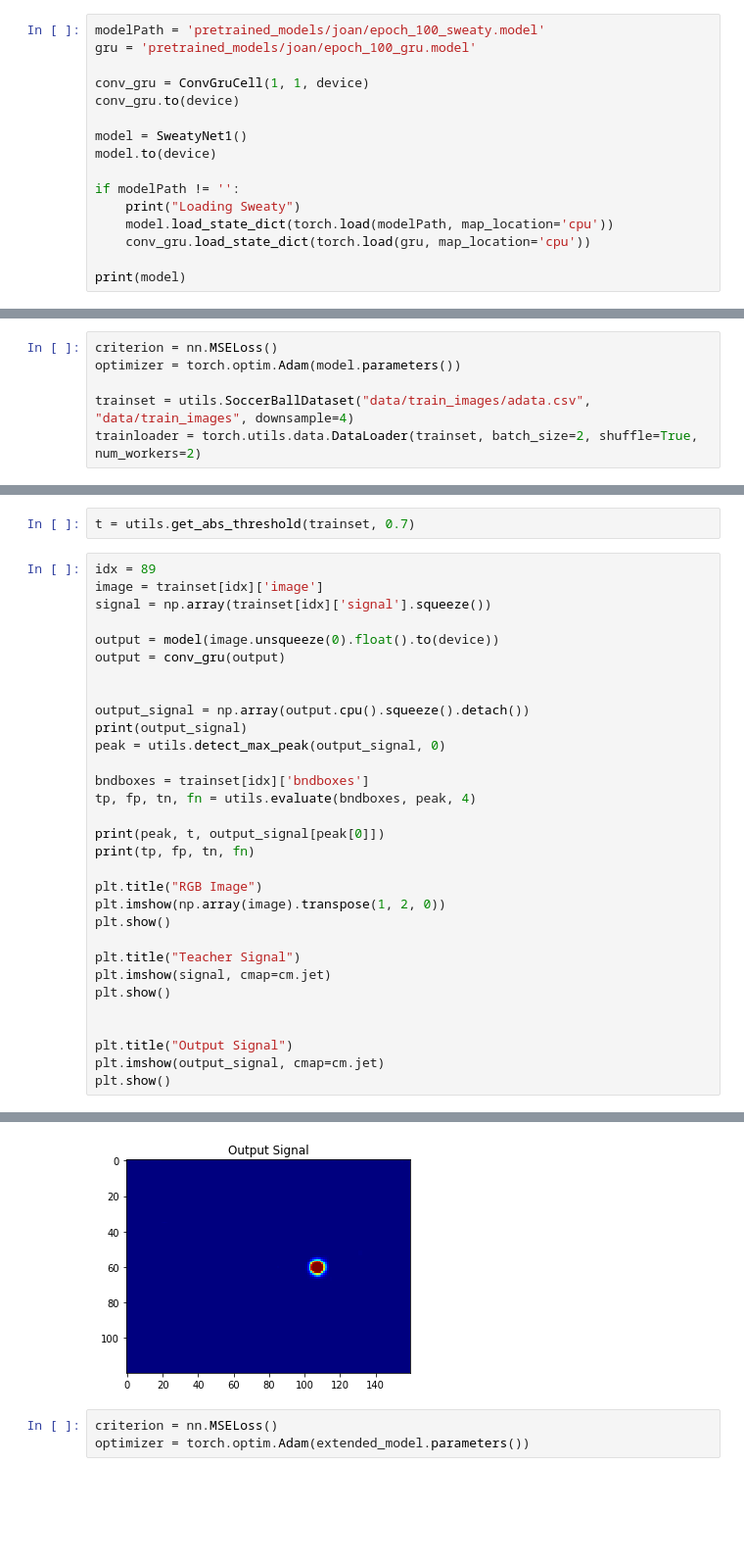
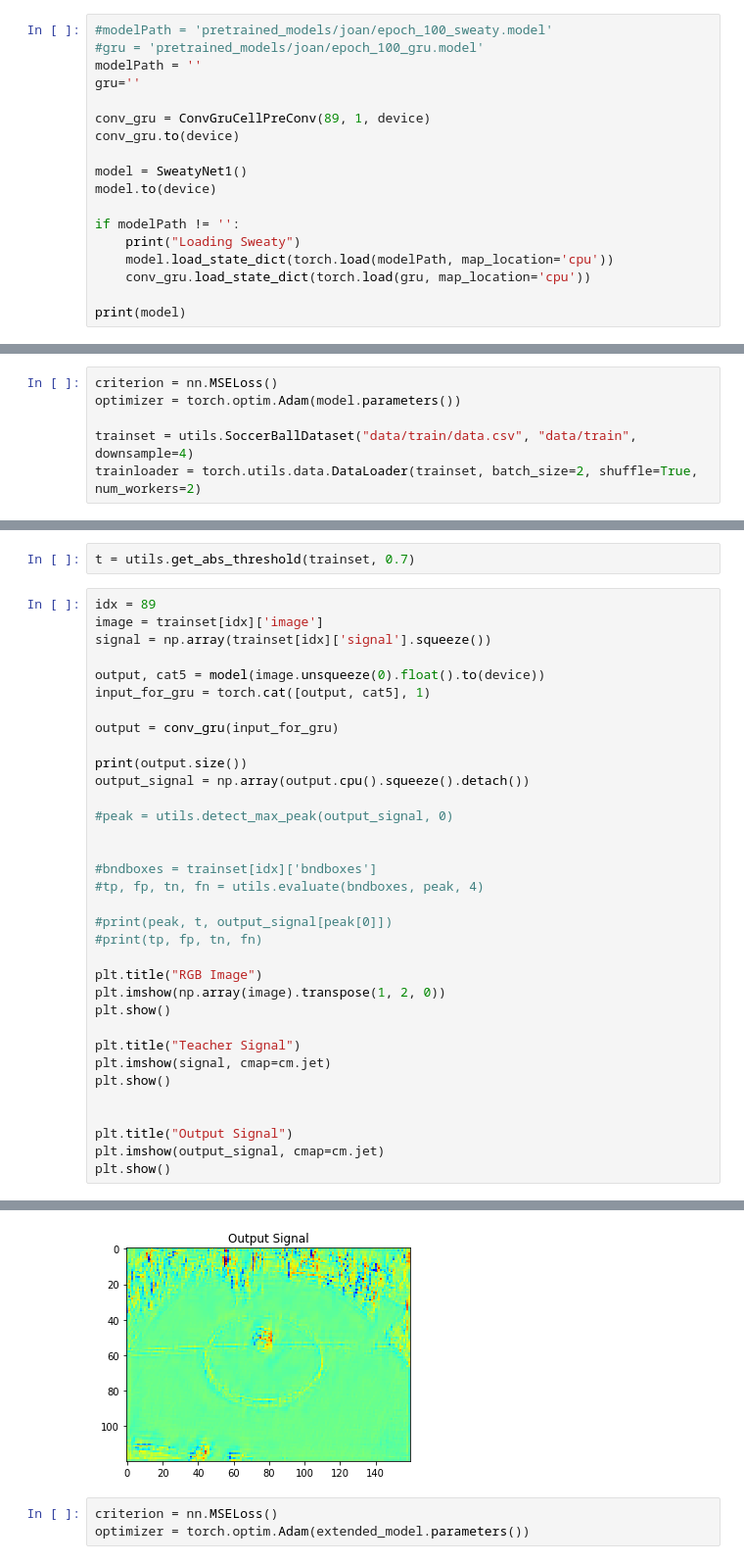
Before and after one commit to torayeff/RoboCupHumanoid, a Jupyter notebook: ConvLstmTest.ipynb, the cells around one changed output, grey strips where cells are left out. Shown at 98% size. Drawn from its saved outputs; the diff is of its cells as text; blank space fills up the shorter version.

Commit message:
modified gru and sweaty to have a new skip connection

```diff
--- a/ConvLstmTest.ipynb
+++ b/ConvLstmTest.ipynb
@@ -47,10 +47,12 @@ cpu
 # %% [markdown]
 ### Testing ConvLstm
 # %%
-modelPath = 'pretrained_models/joan/epoch_100_sweaty.model'
-gru = 'pretrained_models/joan/epoch_100_gru.model'
+#modelPath = 'pretrained_models/joan/epoch_100_sweaty.model'
+#gru = 'pretrained_models/joan/epoch_100_gru.model'
+modelPath = ''
+gru=''
 
-conv_gru = ConvGruCell(1, 1, device)
+conv_gru = ConvGruCellPreConv(89, 1, device)
 conv_gru.to(device)
 
 model = SweatyNet1()
@@ -84,6 +86,6 @@ SweatyNet1(
 criterion = nn.MSELoss()
 optimizer = torch.optim.Adam(model.parameters())
 
-trainset = utils.SoccerBallDataset("data/train_images/adata.csv", "data/train_images", downsample=4)
+trainset = utils.SoccerBallDataset("data/train/data.csv", "data/train", downsample=4)
 trainloader = torch.utils.data.DataLoader(trainset, batch_size=2, shuffle=True, num_workers=2)
 # %% [output]
@@ -100,19 +103,22 @@ idx = 89
 image = trainset[idx]['image']
 signal = np.array(trainset[idx]['signal'].squeeze())
 
-output = model(image.unsqueeze(0).float().to(device))
-output = conv_gru(output)
+output, cat5 = model(image.unsqueeze(0).float().to(device))
+input_for_gru = torch.cat([output, cat5], 1)
+
+output = conv_gru(input_for_gru)
+
+print(output.size())
+output_signal = np.array(output.cpu().squeeze().detach())
+
+#peak = utils.detect_max_peak(output_signal, 0)
 
 
-output_signal = np.array(output.cpu().squeeze().detach())
-print(output_signal)
-peak = utils.detect_max_peak(output_signal, 0)
+#bndboxes = trainset[idx]['bndboxes']
+#tp, fp, tn, fn = utils.evaluate(bndboxes, peak, 4)
 
-bndboxes = trainset[idx]['bndboxes']
-tp, fp, tn, fn = utils.evaluate(bndboxes, peak, 4)
-
-print(peak, t, output_signal[peak[0]])
-print(tp, fp, tn, fn)
+#print(peak, t, output_signal[peak[0]])
+#print(tp, fp, tn, fn)
 
 plt.title("RGB Image")
 plt.imshow(np.array(image).transpose(1, 2, 0))
@@ -147,4 +139,4 @@ plt.show()
-[figure, old version]
+[figure, new version]
 # %%
 criterion = nn.MSELoss()
 optimizer = torch.optim.Adam(extended_model.parameters())
```
Also changed, not shown: parts of 4 cells of this notebook, 3 other files.
